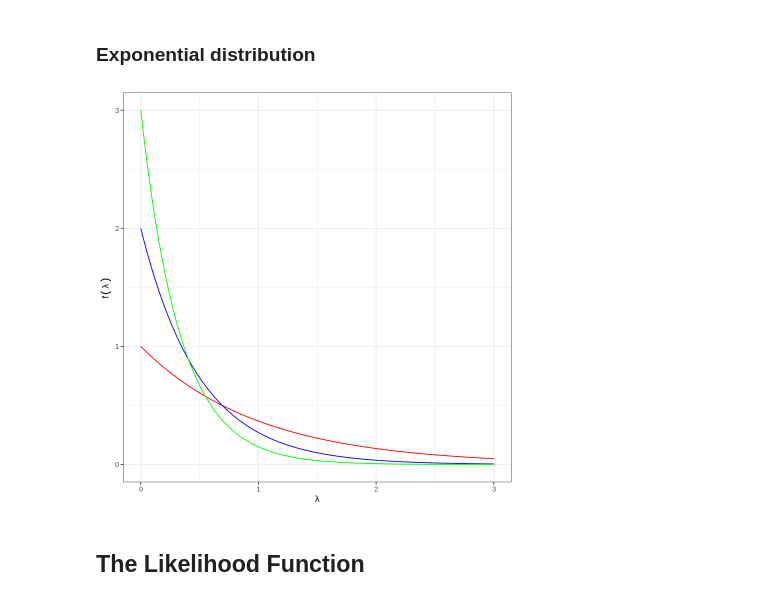
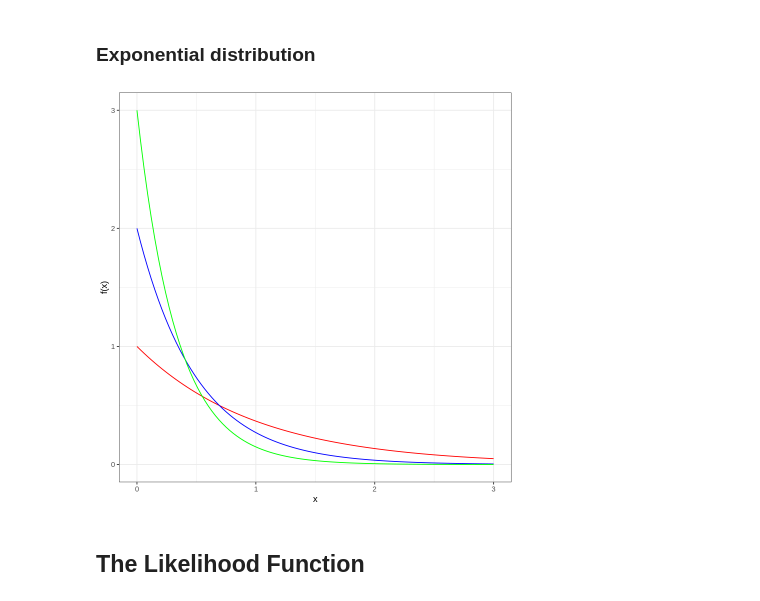
Before and after one commit to matthewbegun/MXN500, a Jupyter notebook: MXN500_2024_LEC_05_R.ipynb, the cells around one changed output. Drawn from its saved outputs; the diff is of its cells as text; code cells hidden in the pictures.

```diff
--- a/MXN500_2024_LEC_05_R.ipynb
+++ b/MXN500_2024_LEC_05_R.ipynb
@@ -293,17 +293,17 @@ ggplot(data = data.frame(x = c(-4, 4)), aes(x = x)) +
 # %%
 # Let's look at three different rates visually.
 ggplot(data.frame(x = c(0, 3)), aes(x = x)) +
   stat_function(fun = dexp, args = list(rate = 1), colour = "red") +
   stat_function(fun = dexp, args = list(rate = 2), colour = "blue") +
   stat_function(fun = dexp, args = list(rate = 3), colour = "green") +
-  labs(x = expression(lambda),y = expression(f(lambda)) ) +
+  labs(x = "x",y = "f(x)" ) +
   theme_bw()
 
 # As lambda increases, the density shifts to earlier in the distribution.
 # i.e., as the rate per time step (lambda) increases, the average time between
 # events decreases.
 # %% [output]
-[figure, old version]
+[figure, new version]
 # %% [markdown]
 ## The Likelihood Function
 # %% [markdown]
```
